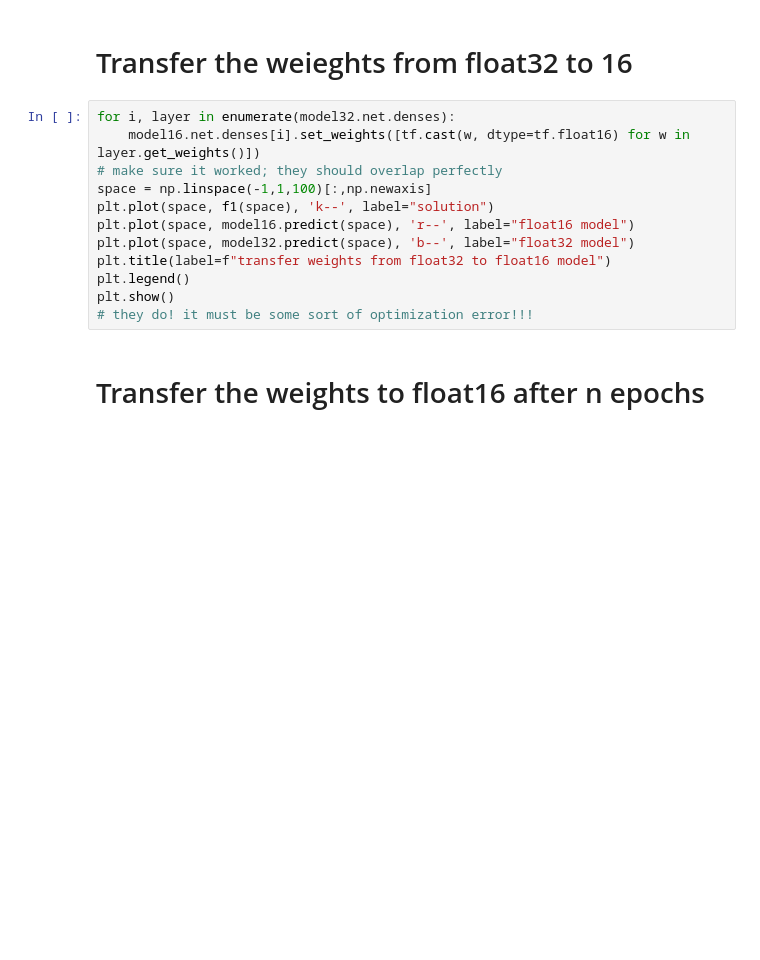
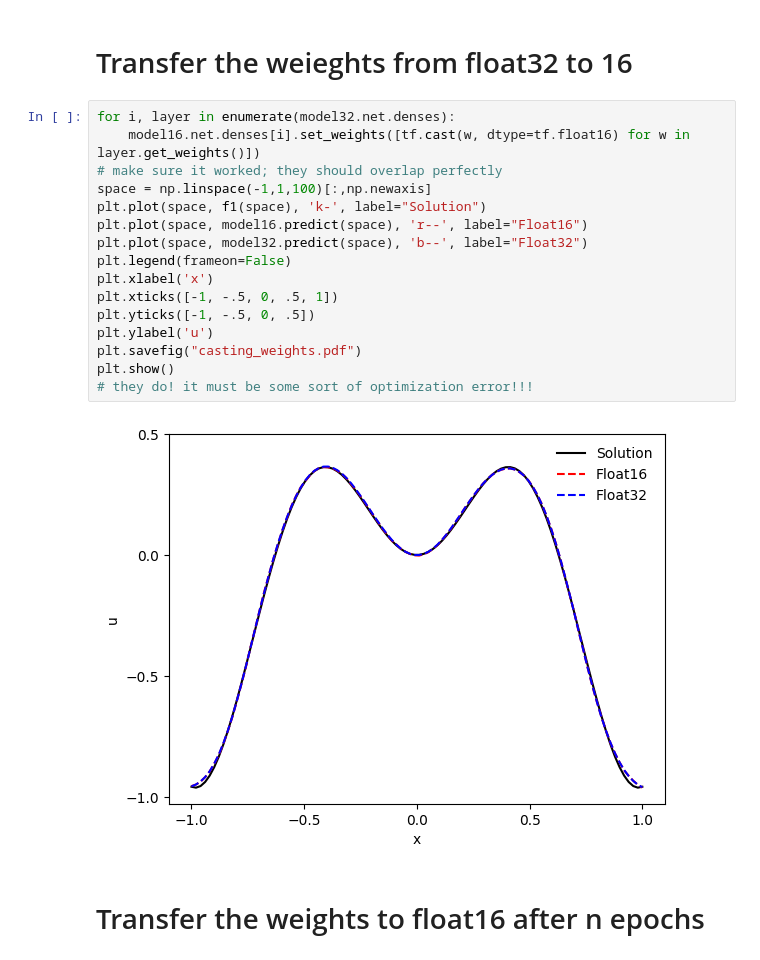
Before and after one commit to lu-group/mixed-precision-sciml, a Jupyter notebook: loss landscape/comparing.ipynb, the cells around one changed output. Cells and saved outputs as stored; diff of their text form; blank space fills up the shorter version.

```diff
--- a/loss landscape/comparing.ipynb
+++ b/loss landscape/comparing.ipynb
@@ -498,15 +551,21 @@ final_clip.write_videofile('./movies/xsin5x_up_10_000_3d.mp4', fps=24)
 # %%
 for i, layer in enumerate(model32.net.denses):
     model16.net.denses[i].set_weights([tf.cast(w, dtype=tf.float16) for w in layer.get_weights()])
 # make sure it worked; they should overlap perfectly
 space = np.linspace(-1,1,100)[:,np.newaxis]
-plt.plot(space, f1(space), 'k--', label="solution")
-plt.plot(space, model16.predict(space), 'r--', label="float16 model")
-plt.plot(space, model32.predict(space), 'b--', label="float32 model")
-plt.title(label=f"transfer weights from float32 to float16 model")
-plt.legend()
+plt.plot(space, f1(space), 'k-', label="Solution")
+plt.plot(space, model16.predict(space), 'r--', label="Float16")
+plt.plot(space, model32.predict(space), 'b--', label="Float32")
+plt.legend(frameon=False)
+plt.xlabel('x')
+plt.xticks([-1, -.5, 0, .5, 1])
+plt.yticks([-1, -.5, 0, .5])
+plt.ylabel('u')
+plt.savefig("casting_weights.pdf")
 plt.show()
 # they do! it must be some sort of optimization error!!!
+# %% [output]
+[figure, added]
 # %% [markdown]
 # Transfer the weights to float16 after n epochs
 # %%
```
Also changed, not shown: parts of 14 cells of this notebook, 1 other file.
